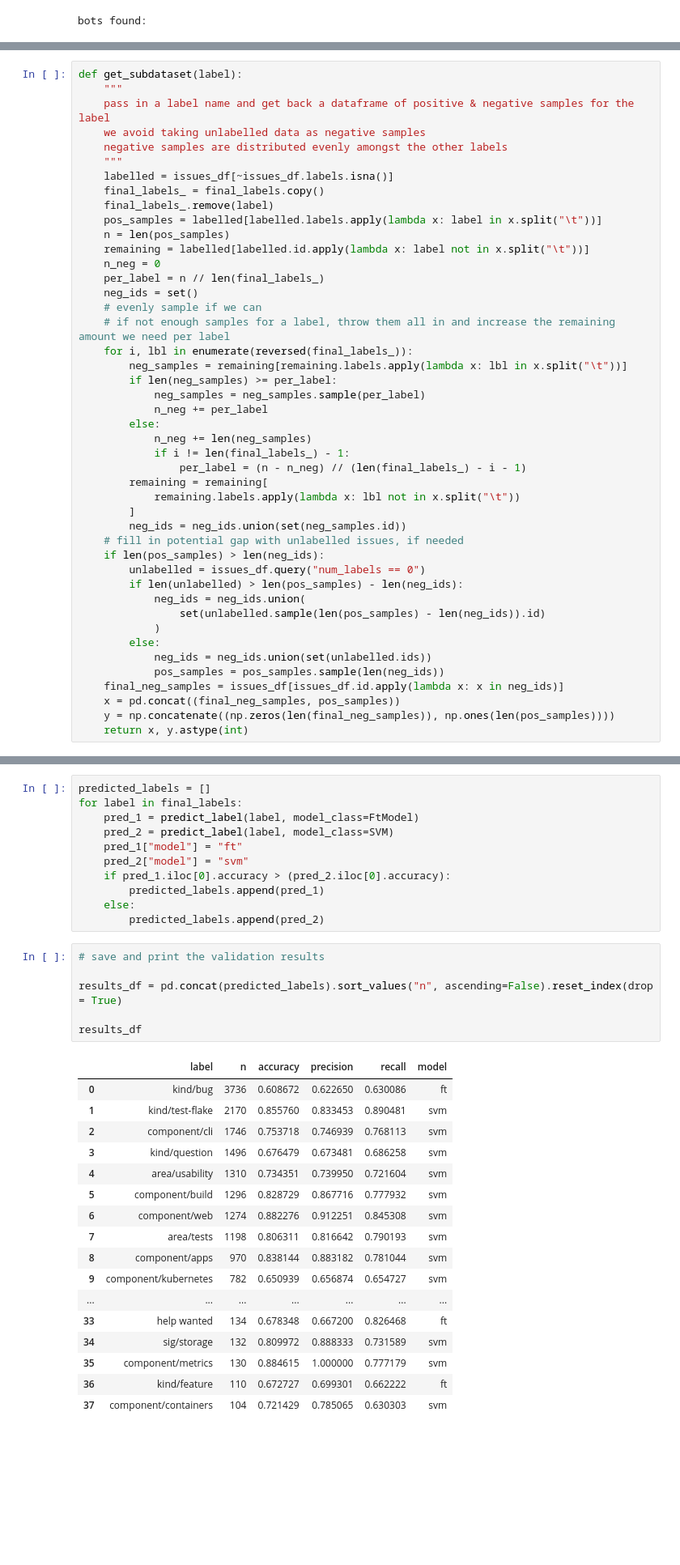
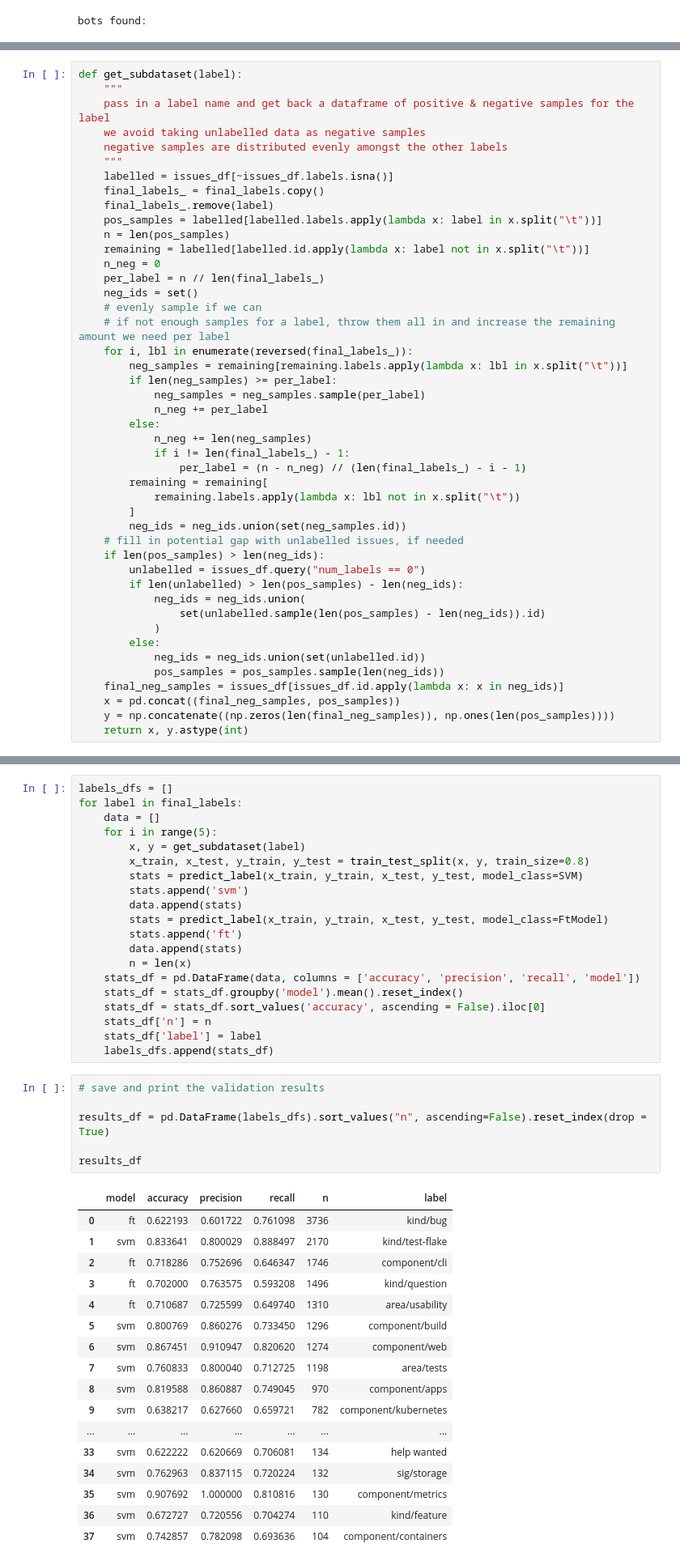
Before and after one commit to antter/github-labeler, a Jupyter notebook: models/train_models.ipynb, the cells around one changed output, grey strips where cells are left out. Shown at 81% size. Saved outputs shown, nothing was run; the diff lists cells and outputs as text; blank space fills up the shorter version.

```diff
--- a/models/train_models.ipynb
+++ b/models/train_models.ipynb
@@ -335,7 +342,7 @@ def get_subdataset(label):
                 set(unlabelled.sample(len(pos_samples) - len(neg_ids)).id)
             )
         else:
-            neg_ids = neg_ids.union(set(unlabelled.ids))
+            neg_ids = neg_ids.union(set(unlabelled.id))
             pos_samples = pos_samples.sample(len(neg_ids))
     final_neg_samples = issues_df[issues_df.id.apply(lambda x: x in neg_ids)]
     x = pd.concat((final_neg_samples, pos_samples))
@@ -370,38 +373,47 @@ def predict_label(label, k=5, model_class=FtModel):
 # %%
-predicted_labels = []
+labels_dfs = []
 for label in final_labels:
-    pred_1 = predict_label(label, model_class=FtModel)
-    pred_2 = predict_label(label, model_class=SVM)
-    pred_1["model"] = "ft"
-    pred_2["model"] = "svm"
-    if pred_1.iloc[0].accuracy > (pred_2.iloc[0].accuracy):
-        predicted_labels.append(pred_1)
-    else:
-        predicted_labels.append(pred_2)
+    data = []
+    for i in range(5):
+        x, y = get_subdataset(label)
+        x_train, x_test, y_train, y_test = train_test_split(x, y, train_size=0.8)
+        stats = predict_label(x_train, y_train, x_test, y_test, model_class=SVM)
+        stats.append('svm')
+        data.append(stats)
+        stats = predict_label(x_train, y_train, x_test, y_test, model_class=FtModel)
+        stats.append('ft')
+        data.append(stats)
+        n = len(x)
+    stats_df = pd.DataFrame(data, columns = ['accuracy', 'precision', 'recall', 'model'])
+    stats_df = stats_df.groupby('model').mean().reset_index()
+    stats_df = stats_df.sort_values('accuracy', ascending = False).iloc[0]
+    stats_df['n'] = n
+    stats_df['label'] = label
+    labels_dfs.append(stats_df)
 # %%
 # save and print the validation results
 
-results_df = pd.concat(predicted_labels).sort_values("n", ascending=False).reset_index(drop = True)
+results_df = pd.DataFrame(labels_dfs).sort_values("n", ascending=False).reset_index(drop = True)
 
 results_df
 # %% [output]
-|  | label | n | accuracy | precision | recall | model |
-| 0 | kind/bug | 3736 | 0.608672 | 0.622650 | 0.630086 | ft |
-| 1 | kind/test-flake | 2170 | 0.855760 | 0.833453 | 0.890481 | svm |
-| 2 | component/cli | 1746 | 0.753718 | 0.746939 | 0.768113 | svm |
-| 3 | kind/question | 1496 | 0.676479 | 0.673481 | 0.686258 | svm |
-| 4 | area/usability | 1310 | 0.734351 | 0.739950 | 0.721604 | svm |
-| 5 | component/build | 1296 | 0.828729 | 0.867716 | 0.777932 | svm |
-| 6 | component/web | 1274 | 0.882276 | 0.912251 | 0.845308 | svm |
-| 7 | area/tests | 1198 | 0.806311 | 0.816642 | 0.790193 | svm |
-| 8 | component/apps | 970 | 0.838144 | 0.883182 | 0.781044 | svm |
-| 9 | component/kubernetes | 782 | 0.650939 | 0.656874 | 0.654727 | svm |
+|  | model | accuracy | precision | recall | n | label |
+| 0 | ft | 0.622193 | 0.601722 | 0.761098 | 3736 | kind/bug |
+| 1 | svm | 0.833641 | 0.800029 | 0.888497 | 2170 | kind/test-flake |
+| 2 | ft | 0.718286 | 0.752696 | 0.646347 | 1746 | component/cli |
+| 3 | ft | 0.702000 | 0.763575 | 0.593208 | 1496 | kind/question |
+| 4 | ft | 0.710687 | 0.725599 | 0.649740 | 1310 | area/usability |
+| 5 | svm | 0.800769 | 0.860276 | 0.733450 | 1296 | component/build |
+| 6 | svm | 0.867451 | 0.910947 | 0.820620 | 1274 | component/web |
+| 7 | svm | 0.760833 | 0.800040 | 0.712725 | 1198 | area/tests |
+| 8 | svm | 0.819588 | 0.860887 | 0.749045 | 970 | component/apps |
+| 9 | svm | 0.638217 | 0.627660 | 0.659721 | 782 | component/kubernetes |
 | ... | ... | ... | ... | ... | ... | ... |
-| 33 | help wanted | 134 | 0.678348 | 0.667200 | 0.826468 | ft |
-| 34 | sig/storage | 132 | 0.809972 | 0.888333 | 0.731589 | svm |
-| 35 | component/metrics | 130 | 0.884615 | 1.000000 | 0.777179 | svm |
-| 36 | kind/feature | 110 | 0.672727 | 0.699301 | 0.662222 | ft |
-| 37 | component/containers | 104 | 0.721429 | 0.785065 | 0.630303 | svm |
+| 33 | svm | 0.622222 | 0.620669 | 0.706081 | 134 | help wanted |
+| 34 | svm | 0.762963 | 0.837115 | 0.720224 | 132 | sig/storage |
+| 35 | svm | 0.907692 | 1.000000 | 0.810816 | 130 | component/metrics |
+| 36 | svm | 0.672727 | 0.720556 | 0.704274 | 110 | kind/feature |
+| 37 | svm | 0.742857 | 0.782098 | 0.693636 | 104 | component/containers |
 # %%
 # set conditions for saving the model of a potential label
 
```
Also changed, not shown: parts of 7 cells of this notebook, 3 other files.
